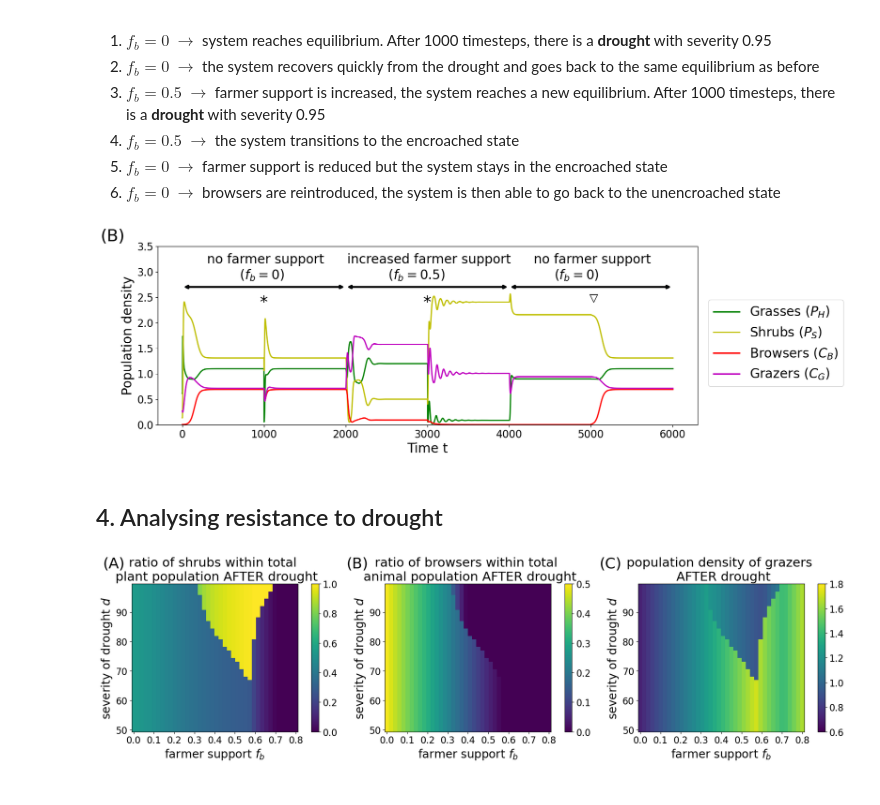
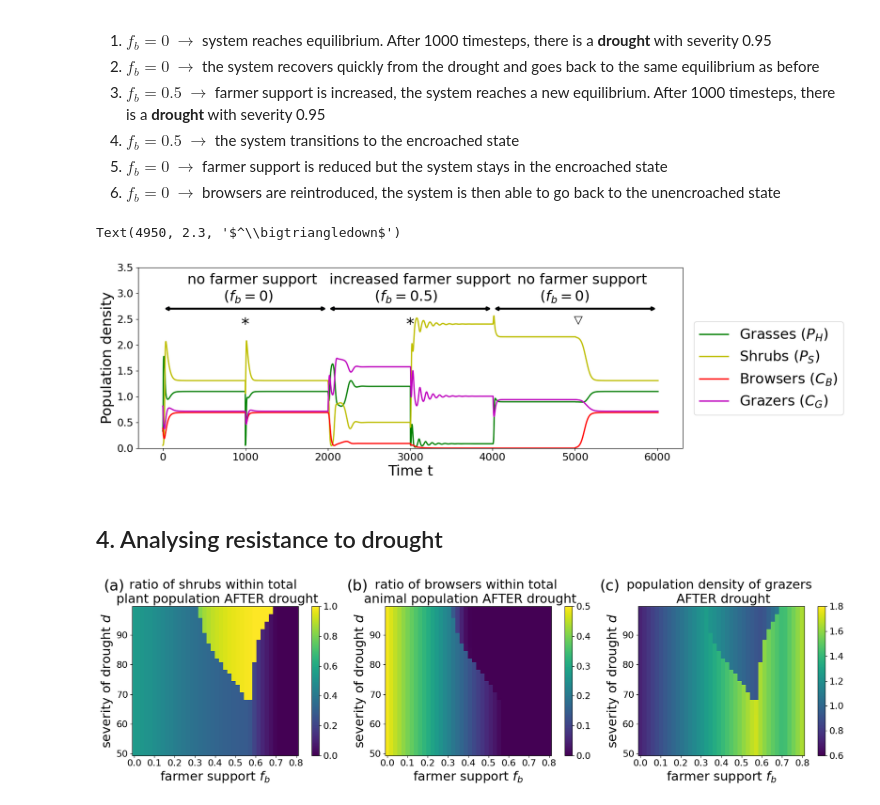
Before and after one commit to franzikoch/bush_encroachment, a Jupyter notebook: Bush_encroachment_main_notebook.ipynb, the cells around one changed output. Drawn from its saved outputs; the diff is of its cells as text; code cells hidden in the pictures.

```diff
--- a/Bush_encroachment_main_notebook.ipynb
+++ b/Bush_encroachment_main_notebook.ipynb
@@ -329,7 +328,7 @@ fb = 0.0
 fd = 0.0
 
 # start with list for x-axis
-f_list = np.arange(0.0,0.8,0.0005)
+f_list = np.arange(0.0,0.8,0.001)
 
 #initiliase empty lists list to store key data
 data_fb = []
@@ -624,6 +538,8 @@ N_total = pd.DataFrame(N_total, columns = ['PH', 'PS', 'CB', 'CG'])
 N_total['time'] = np.arange(N_total.shape[0])
 # %%
 fig = plt.figure(figsize=(15,5))
+
+label_size = 22
 
 plt.plot(N_total['time'], N_total['PH'],"g",  label = "Grasses ($P_H$)", linewidth = 2)
 plt.plot(N_total['time'], N_total['PS'], "y", label = "Shrubs ($P_S$)", linewidth = 2)
@@ -660,8 +576,4 @@ plt.text(4300, text_placement, 'no farmer support \n     ($f_{b}=0)$', fontsize
 plt.text(950, 2.3, r'*', fontsize='25')
 plt.text(2950, 2.3, r'*', fontsize='25');
 plt.text(4950, 2.3, r'$^\bigtriangledown$', fontsize='25')
-
-#add panel identifier
-plt.text(-1000, 3.6, "(A)", fontsize=26)
-plt.savefig("Fig3_timeseries1.pdf", dpi = 150, bbox_inches='tight')
 # %% [output]
@@ -702,39 +614,35 @@ plt.ylim(0.0,3.5)
 plt.legend(bbox_to_anchor=(1.02, 0.7), loc=2, borderaxespad=0., fontsize = label_size)
 
 plt.xlabel("Time t", fontsize = label_size)
 plt.ylabel("Population density", fontsize = label_size)
 
 plt.yticks(fontsize = tick_size)
 plt.xticks(fontsize = tick_size)
 
 # add arrows and labels:
 #ax = plt.axes()
 plt.annotate('', xy=(0,arrow_placement),
             xytext=(2000,arrow_placement), va='center', multialignment='center',
             arrowprops={'arrowstyle': '<|-|>', 'lw': 3, 'ec': 'k'})
 plt.text(300, text_placement, 'no farmer support \n        ($f_{b}=0$)', fontsize = label_size)
 
 plt.annotate('', xy=(2000,arrow_placement),
             xytext=(4000,arrow_placement), va='center', multialignment='center',
             arrowprops={'arrowstyle': '<|-|>', 'lw': 3, 'ec': 'k'})
 plt.text(2020, text_placement, 'increased farmer support\n          ($f_{b}=0.5$)', fontsize = label_size)
 
 plt.annotate('', xy=(4000, arrow_placement),
             xytext=(6000,arrow_placement), va='center', multialignment='center',
             arrowprops={'arrowstyle': '<|-|>', 'lw': 3, 'ec': 'k'})
 plt.text(4300, text_placement, 'no farmer support \n     ($f_{b}=0)$', fontsize = label_size)
 
 
 plt.text(950, 2.3, r'*', fontsize='25')
 plt.text(2950, 2.3, r'*', fontsize='25')
 plt.text(4950, 2.3, r'$^\bigtriangledown$', fontsize='25')
-
-#add oanel identifier
-plt.text(-1000, 3.6, "(B)", fontsize=26)
-
-plt.savefig("Fig3_timeseries2.pdf", dpi = 150, bbox_inches='tight')
 # %% [output]
+Text(4950, 2.3, '$^\\bigtriangledown$')
-[figure, old version]
+[figure, new version]
 # %% [markdown]
 ## 4. Analysing resistance to drought
 # %%
@@ -804,7 +712,7 @@ plt.yticks(fontsize = tick_size)
 plt.xticks(fontsize = tick_size)
 cbar = plt.colorbar()
 cbar.ax.tick_params(labelsize = tick_size)
-plt.text(-0.15, 105, "(A)", fontsize=26)
+plt.text(-0.15, 105, "(a)", fontsize=26)
 
 #2. Heatmap: Browser ratio
 plt.subplot2grid((1,3), (0,1))
@@ -816,7 +724,7 @@ plt.yticks(fontsize = tick_size)
 plt.xticks(fontsize = tick_size)
 cbar = plt.colorbar()
 cbar.ax.tick_params(labelsize = tick_size)
-plt.text(-0.2, 105, "(B)", fontsize=26)
+plt.text(-0.2, 105, "(b)", fontsize=26)
 
 #3. Heatmap: grazer density
 plt.subplot2grid((1,3), (0,2))
@@ -828,11 +736,9 @@ plt.yticks(fontsize = tick_size)
 plt.xticks(fontsize = tick_size)
 cbar = plt.colorbar()
 cbar.ax.tick_params(labelsize = tick_size)
-plt.text(-0.2, 105, "(C)", fontsize=26)
+plt.text(-0.2, 105, "(c)", fontsize=26)
 
 #plt.tight_layout()
 plt.show()
-
-fig.savefig("Fig4_heatmap_drought_resistance.pdf", dpi = 150)
 # %% [output]
-[figure, old version]
+[figure, new version]
```
Also changed, not shown: parts of 8 cells of this notebook.
